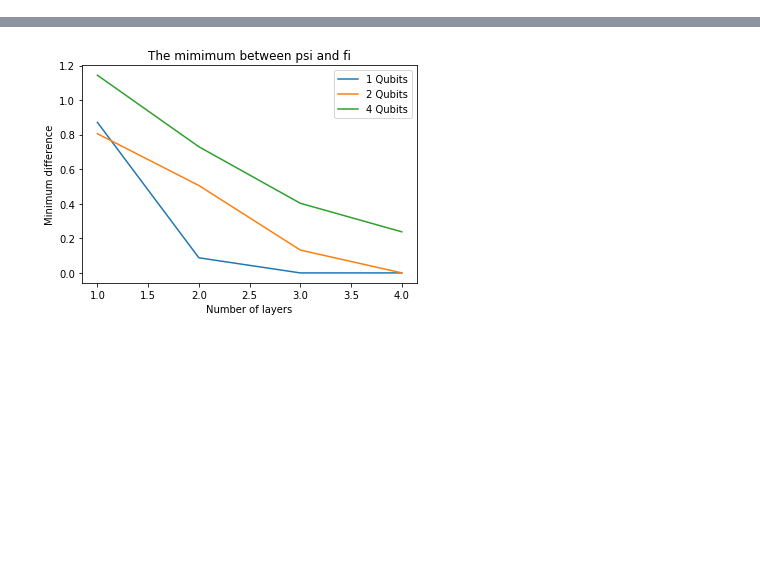
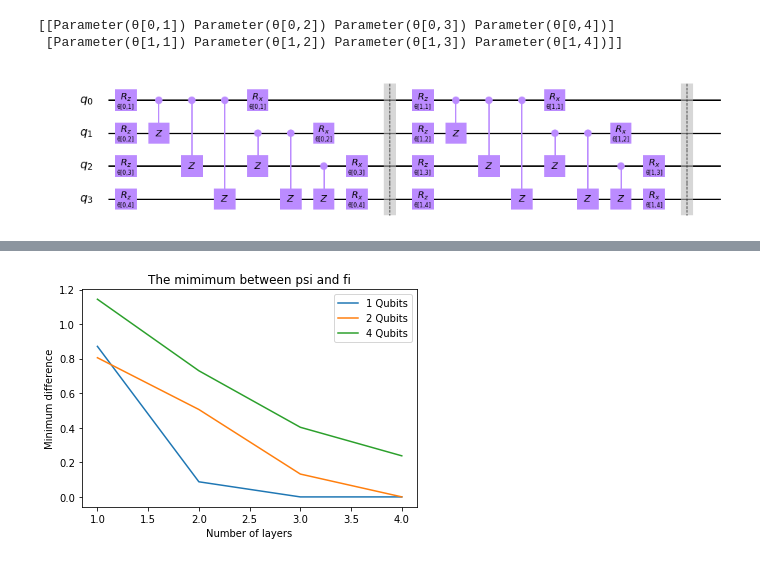
Before and after one commit to sorin-bolos/qosf_mentorship, a Jupyter notebook: Problem1.ipynb, the cells around one changed output, grey strips where cells are left out. Saved outputs shown, nothing was run; the diff lists cells and outputs as text; code cells hidden in the pictures; blank space fills up the shorter version.

```diff
--- a/Problem1.ipynb
+++ b/Problem1.ipynb
@@ -47,3 +47,11 @@ def generateRandomState(size):
     vector = np.random.random(size) + np.random.random(size) * 1j
     norm = np.linalg.norm(vector)
     return vector/norm
+# %%
+circuit, parameters = getCircuit(4,2)
+print(parameters)
+circuit.draw(output='mpl')
+# %% [output]
+[[Parameter(θ[0,1]) Parameter(θ[0,2]) Parameter(θ[0,3]) Parameter(θ[0,4])]
+ [Parameter(θ[1,1]) Parameter(θ[1,2]) Parameter(θ[1,3]) Parameter(θ[1,4])]]
+[figure, added]
```
Also changed, not shown: parts of 12 cells of this notebook.
